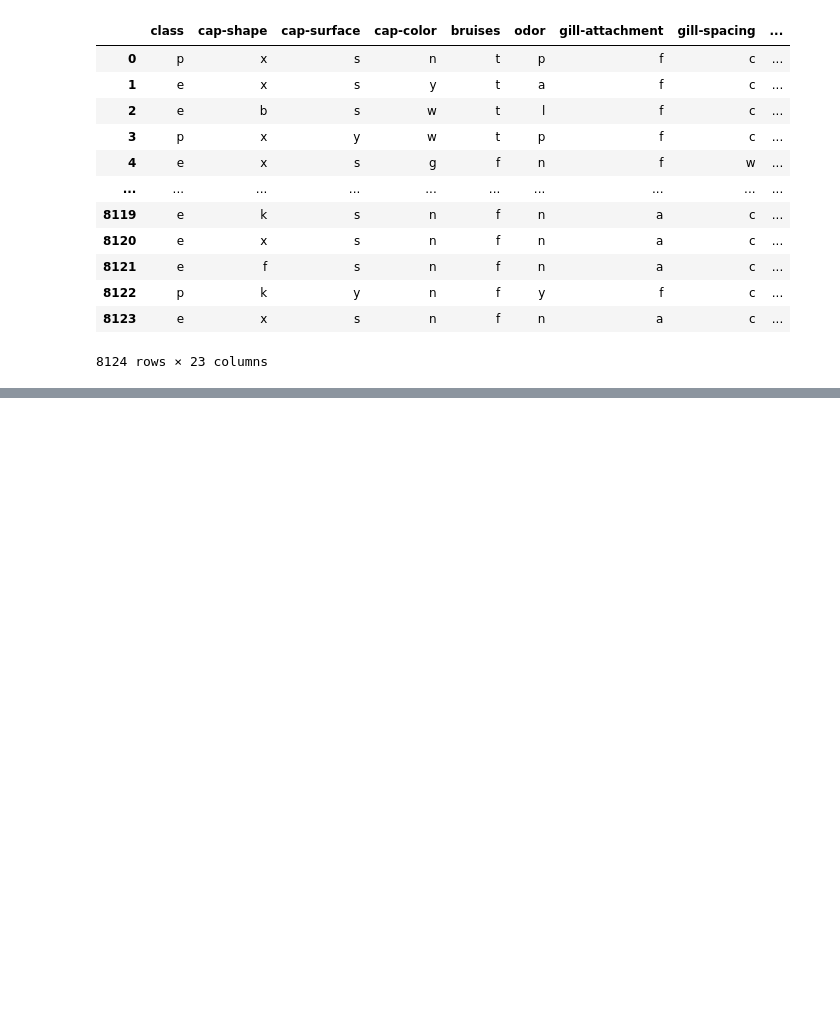
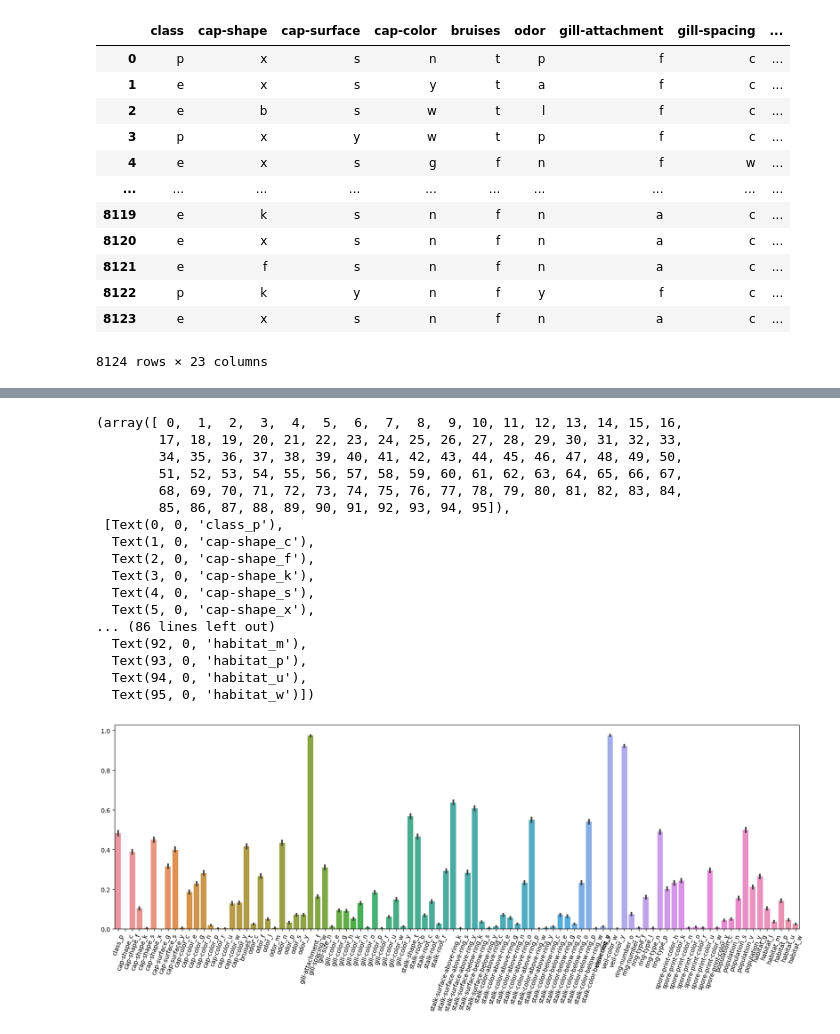
Before and after one commit to Puneet681/CDAC-PG-DAI, a Jupyter notebook: data analytics/Personal/mushrooms.ipynb, the cells around one changed output, grey strips where cells are left out. Cells and saved outputs as stored; diff of their text form; code cells hidden in the pictures; blank space fills up the shorter version.

```diff
--- a/data analytics/Personal/mushrooms.ipynb
+++ b/data analytics/Personal/mushrooms.ipynb
@@ -49,0 +25,3 @@ j
+# %%
+df_new = pd.get_dummies(df,drop_first=True)
+df_new
@@ -49,0 +58,23 @@ j
+# %%
+plt.figure(figsize=(20,6))
+sns.barplot(df_new)
+plt.xticks(rotation=70)
+# %% [output]
+(array([ 0,  1,  2,  3,  4,  5,  6,  7,  8,  9, 10, 11, 12, 13, 14, 15, 16,
+        17, 18, 19, 20, 21, 22, 23, 24, 25, 26, 27, 28, 29, 30, 31, 32, 33,
+        34, 35, 36, 37, 38, 39, 40, 41, 42, 43, 44, 45, 46, 47, 48, 49, 50,
+        51, 52, 53, 54, 55, 56, 57, 58, 59, 60, 61, 62, 63, 64, 65, 66, 67,
+        68, 69, 70, 71, 72, 73, 74, 75, 76, 77, 78, 79, 80, 81, 82, 83, 84,
+        85, 86, 87, 88, 89, 90, 91, 92, 93, 94, 95]),
+ [Text(0, 0, 'class_p'),
+  Text(1, 0, 'cap-shape_c'),
+  Text(2, 0, 'cap-shape_f'),
+  Text(3, 0, 'cap-shape_k'),
+  Text(4, 0, 'cap-shape_s'),
+  Text(5, 0, 'cap-shape_x'),
+... (86 lines left out)
+  Text(92, 0, 'habitat_m'),
+  Text(93, 0, 'habitat_p'),
+  Text(94, 0, 'habitat_u'),
+  Text(95, 0, 'habitat_w')])
+[figure, added]
```
Also changed, not shown: parts of 4 cells of this notebook.
